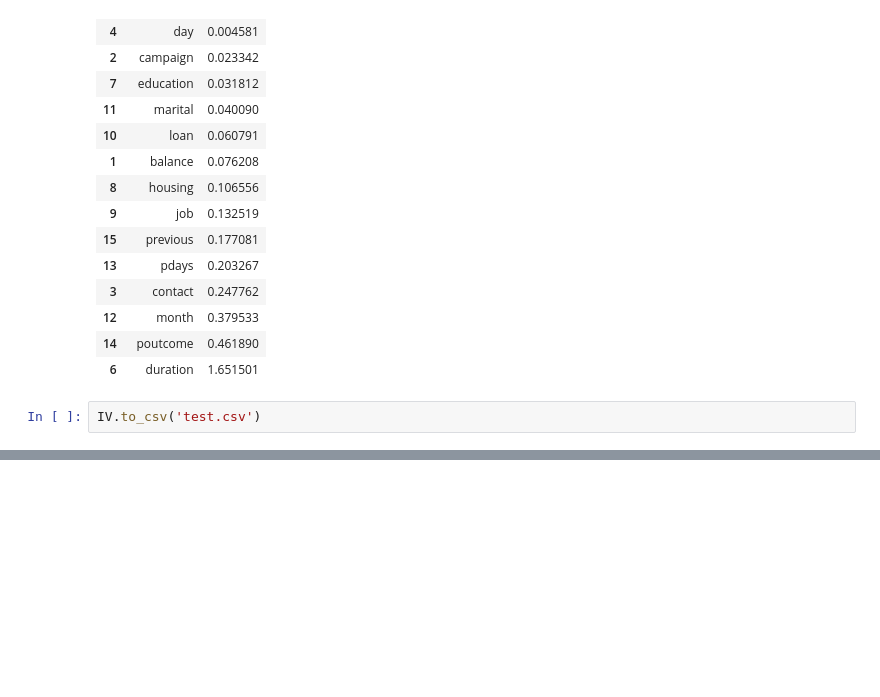
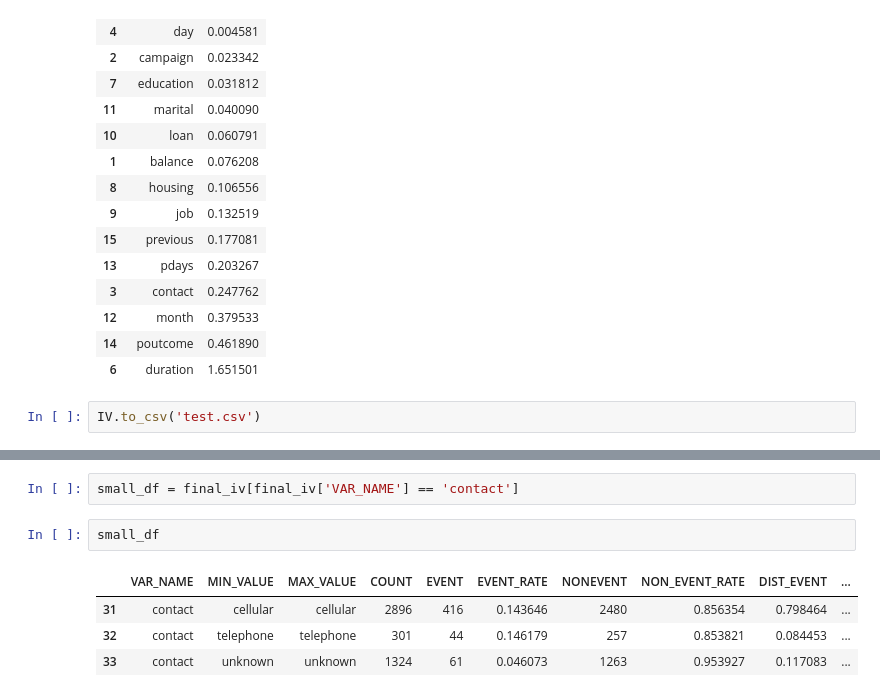
Before and after one commit to Sundar0989/WOE-and-IV, a Jupyter notebook: WOE_IV.ipynb, the cells around one changed output, grey strips where cells are left out. Saved outputs shown, nothing was run; the diff lists cells and outputs as text; blank space fills up the shorter version.

```diff
--- a/WOE_IV.ipynb
+++ b/WOE_IV.ipynb
@@ -225,0 +270,9 @@ IV.to_csv('test.csv')
+# %%
+small_df = final_iv[final_iv['VAR_NAME'] == 'contact']
+# %%
+small_df
+# %% [output]
+|  | VAR_NAME | MIN_VALUE | MAX_VALUE | COUNT | EVENT | EVENT_RATE | NONEVENT | NON_EVENT_RATE | DIST_EVENT | ... |
+| 31 | contact | cellular | cellular | 2896 | 416 | 0.143646 | 2480 | 0.856354 | 0.798464 | ... |
+| 32 | contact | telephone | telephone | 301 | 44 | 0.146179 | 257 | 0.853821 | 0.084453 | ... |
+| 33 | contact | unknown | unknown | 1324 | 61 | 0.046073 | 1263 | 0.953927 | 0.117083 | ... |
```
Also changed, not shown: parts of 7 cells of this notebook.
